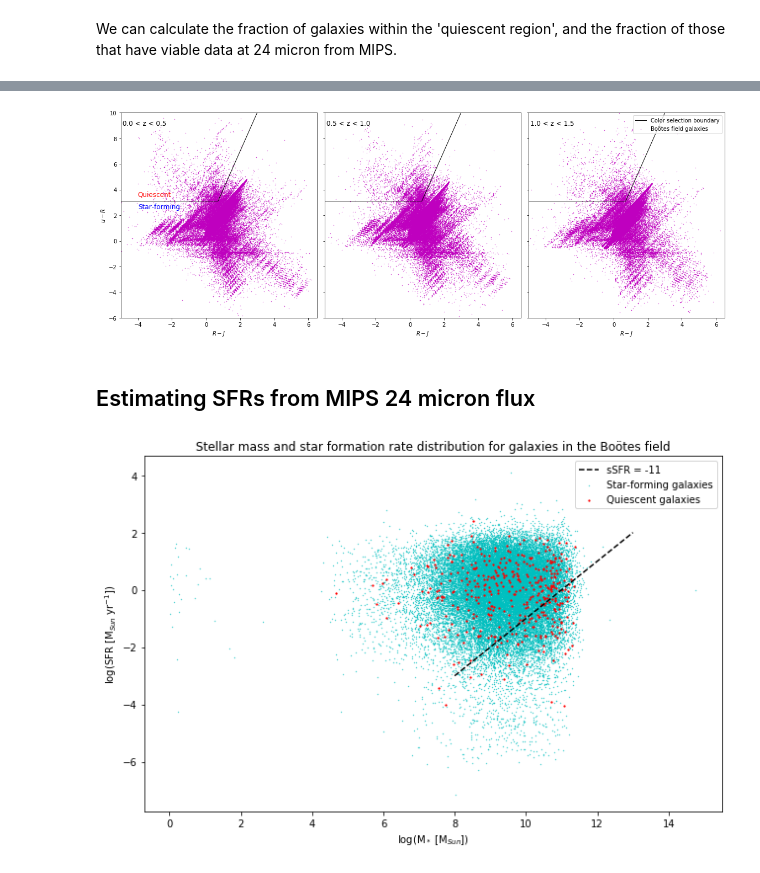
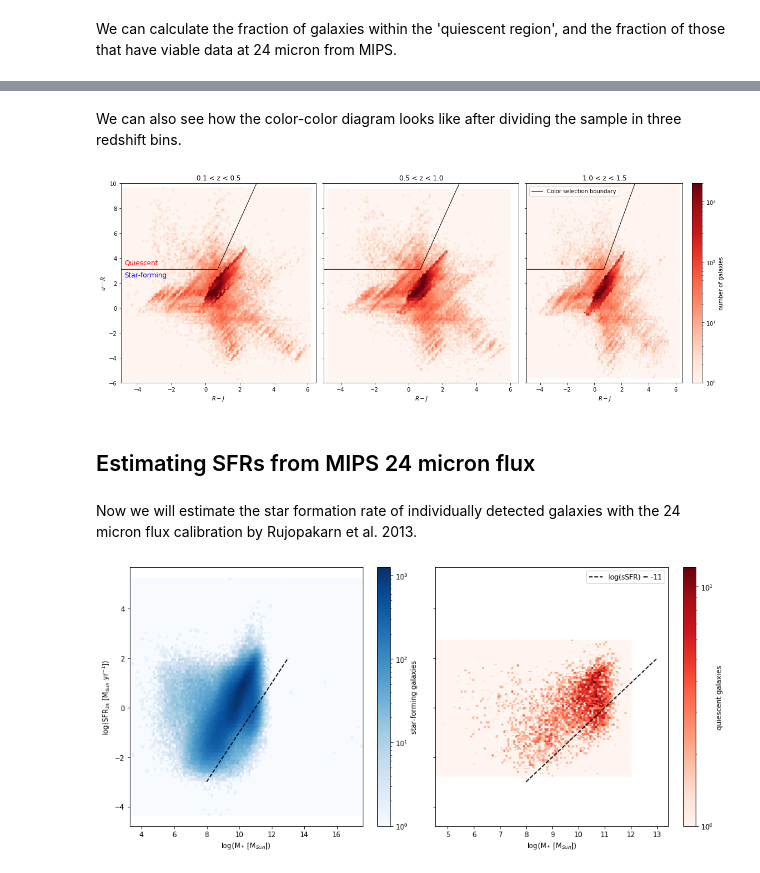
Before and after one commit to Bruno-Rodriguez/quiescent-galaxy, a Jupyter notebook: galaxies_select_SFR_pd.ipynb, the cells around one changed output, grey strips where cells are left out. Saved outputs shown, nothing was run; the diff lists cells and outputs as text; code cells hidden in the pictures.

```diff
--- a/galaxies_select_SFR_pd.ipynb
+++ b/galaxies_select_SFR_pd.ipynb
@@ -164,3 +159,13 @@ bootes_data = bootes_data[
+# %%
+bootes = bootes[
+    (bootes['uR']>=-6) &
+    (bootes['uR']<=10) &
+    (bootes['RJ']>=-5) &
+    (bootes['RJ']<=6.5)]
+bootes['quiescent'] = (bootes['uR']>3.1)&(bootes['uR']>3*bootes['RJ']+1)
 # %% [markdown]
 We can calculate the fraction of galaxies within the 'quiescent region', and the fraction of those that have viable data at 24 micron from MIPS.
+# %%
+bootes['lowerF24'] = bootes['F_MIPS_24'] - bootes['FErr_MIPS_24_l']
+bootes['upperF24'] = bootes['FErr_MIPS_24_u'] - bootes['F_MIPS_24']
 # %%
@@ -288,37 +296,42 @@ Pandas dataframe took 24.3 seconds!
+# %% [markdown]
+We can also see how the color-color diagram looks like after dividing the sample in three redshift bins.
 # %%
 fig1, ax1 = plt.subplots(1,3,sharey='row',figsize=(16,6))
 #fig1.suptitle('Color-color diagrams for different redshift bins')
 fig1.subplots_adjust(wspace=0)
-#fig1.subplots_adjust(hspace=1)
-for n, zmin, zmax in zip([0,1,2],[0.0,0.5,1.0],[0.5,1.0,1.5]):
+for n, zmin, zmax in zip([0,1,2],[0.1,0.5,1.0],[0.5,1.0,1.5]):
     ax1[n].set_xlabel(f"${filter2}-{filter3}$",fontsize=10)
-    xdata = bootes_data.loc[(bootes_data['Z_BEST']>=zmin)&(bootes_data['Z_BEST']<zmax),'R-J']
-    ydata = bootes_data.loc[(bootes_data['Z_BEST']>=zmin)&(bootes_data['Z_BEST']<zmax),'u-R']
-    ax1[n].scatter(xdata,ydata,color='m',s=0.1,label='Boötes field galaxies')
+    xdata = bootes.loc[(bootes['Z_BEST']>=zmin)&(bootes['Z_BEST']<zmax),'RJ']
+    ydata = bootes.loc[(bootes['Z_BEST']>=zmin)&(bootes['Z_BEST']<zmax),'uR']
+    hb = ax1[n].hexbin(xdata,ydata,bins='log',cmap='Reds',vmax=2000)
     ax1[n].plot([-80,0.7,80],[3.1,3.1,241],color='k',linewidth=1,label='Color selection boundary')
     ax1[n].set_xlim(xmin=-5,xmax=6.5)
     ax1[n].set_ylim(ymin=-6,ymax=10)
-    ax1[n].annotate(f"{zmin} < z < {zmax}",xy=(0,0),xytext=(-4.9,9),fontsize=12,color='k')
+    ax1[n].set_title(f"{zmin} < z < {zmax}")
+cb = fig1.colorbar(hb, ax=ax1[2])
+cb.set_label('number of galaxies')
 ax1[0].set_ylabel(f"${filter1}-{filter2}$",fontsize=10)
 ax1[2].legend(numpoints=1, loc='best')
-ax1[0].annotate('Quiescent',xy=(0,0),xytext=(-4,3.5),fontsize=12,color='r')
-ax1[0].annotate('Star-forming',xy=(0,0),xytext=(-4,2.5),fontsize=12,color='b')
+ax1[0].text(-4.8,3.5,'Quiescent',size=12,color='r')
+ax1[0].text(-4.8,2.5,'Star-forming',size=12,color='b')
 fig1.tight_layout()
 plt.show()
 # %% [output]
-[figure, old version]
+[figure, new version]
 # %% [markdown]
 ## Estimating SFRs from MIPS 24 micron flux
+# %% [markdown]
+Now we will estimate the star formation rate of individually detected galaxies with the 24 micron flux calibration by Rujopakarn et al. 2013.
 # %%
-from scipy import interpolate
+from scipy.interpolate import interp1d
 from astropy.cosmology import FlatLambdaCDM
 cosmo = FlatLambdaCDM(H0=70, Om0=0.3)
 
 z = np.array([0.0,0.2,0.4,0.6,0.8,1.0,1.2,1.4,1.6,1.8,2.0,2.2,2.4,2.6,2.8])
 Az = np.array([2.656,2.35,2.06,2.012,1.659,1.296,1.137,1.039,1.015,0.934,0.922,0.896,0.837,0.768,0.655])
 Bz = np.array([0.975,1.02,1.056,1.065,1.094,1.129,1.159,1.179,1.165,1.149,1.145,1.149,1.158,1.175,1.198])
-Az_intrp = interpolate.interp1d(z, Az, kind='cubic')
-Bz_intrp = interpolate.interp1d(z, Bz, kind='cubic')
+Az_intrp = interp1d(z, Az, kind='cubic')
+Bz_intrp = interp1d(z, Bz, kind='cubic')
 # %%
 def F24_to_LIR(flux, zobj):
     '''Convert Spitzer/MIPS 24 micron flux and redshift to total IR
@@ -354,26 +370,30 @@ def LIR_to_SFR(LIR):
 # %%
-bootes_data['LIR_24'] = pd.Series([F24_to_LIR(flux,zobj) for flux, zobj in zip(bootes_data['F_MIPS_24'],bootes_data['Z_BEST'])])
+bootes['LIR_24'] = pd.Series([F24_to_LIR(flux,zobj) for flux, zobj in zip(bootes['F_MIPS_24'],bootes['Z_BEST'])],index=bootes.index)
 
-bootes_data['SFR_24'] = pd.Series([LIR_to_SFR(LIR) for LIR in bootes_data['LIR_24']])
+bootes['SFR_24'] = bootes['LIR_24'].apply(LIR_to_SFR)#pd.Series([LIR_to_SFR(LIR) for LIR in bootes['LIR_24']])
 # %%
 #%% Plotting Star formation rate vs Stellar mass
-fig3, ax3 = plt.subplots(figsize=(9,6))
-ax3.set_title('Stellar mass and star formation rate distribution for galaxies in the Boötes field')
-ax3.set_xlabel("log(M$_*$ [M$_{Sun}$])",fontsize=10)
-ax3.set_ylabel("log(SFR [M$_{Sun}$ yr$^{-1}$])",fontsize=10)
-ax3.scatter(bootes_data.loc[~(bootes_data['u-R']>3.1)|~(bootes_data['u-R']>3*bootes_data['R-J']+1),'Mass_median'],
-            np.log10(bootes_data.loc[~(bootes_data['u-R']>3.1)|~(bootes_data['u-R']>3*bootes_data['R-J']+1),'SFR_24']),
-            s=0.1,color='c',label='Star-forming galaxies')
-#star_forming = np.count_nonzero(~(bootes_data['u-R']>3.1)|~(bootes_data['u-R']>3*bootes_data['R-J']+1))
-ax3.scatter(bootes_data.loc[(bootes_data['u-R']>3.1)&(bootes_data['u-R']>3*bootes_data['R-J']+1),'Mass_median'],
-            np.log10(bootes_data.loc[(bootes_data['u-R']>3.1)&(bootes_data['u-R']>3*bootes_data['R-J']+1),'SFR_24']),
-            s=1.5,color='r',label='Quiescent galaxies')
-#quiescent = np.count_nonzero((bootes_data['u-R']>3.1)&(bootes_data['u-R']>3*bootes_data['R-J']+1))
-ax3.plot([8,13],[-3,2],'--',color='k',label='sSFR = -11')
+fig3, ax3 = plt.subplots(1,2,sharey='row',figsize=(13,6))
+#ax3.set_title('Stellar mass and star formation rate distribution for galaxies in the Boötes field')
+ax3[0].set_xlabel("log(M$_*$ [M$_{Sun}$])",fontsize=10)
+ax3[0].set_ylabel("log(SFR$_{24}$ [M$_{Sun}$ yr$^{-1}$])",fontsize=10)
+hb = ax3[0].hexbin(bootes.loc[~bootes['quiescent'],'Mass_median'],
+            np.log10(bootes.loc[~bootes['quiescent'],'SFR_24']),
+            cmap='Blues',bins='log')
+cb = fig3.colorbar(hb, ax=ax3[0])
+cb.set_label('star-forming galaxies')
+ax3[0].plot([8,13],[-3,2],'--',color='k',label='log(sSFR) = -11')
+ax3[1].set_xlabel("log(M$_*$ [M$_{Sun}$])",fontsize=10)
+hb = ax3[1].hexbin(bootes.loc[bootes['quiescent'],'Mass_median'],
+            np.log10(bootes.loc[bootes['quiescent'],'SFR_24']),
+            cmap='Reds',bins='log')
+cb = fig3.colorbar(hb, ax=ax3[1])
+cb.set_label('quiescent galaxies')
+ax3[1].plot([8,13],[-3,2],'--',color='k',label='log(sSFR) = -11')
 #ax3.set_xlim(xmin=10.7,xmax=13)
 #ax3.set_ylim(ymin=-3,ymax=7)
-ax3.legend(numpoints=1, loc='best')
+ax3[1].legend(numpoints=1, loc='best')
 fig3.tight_layout()
 plt.show()
 # %% [output]
-[figure, old version]
+[figure, new version]
```
Also changed, not shown: parts of 39 cells of this notebook.
